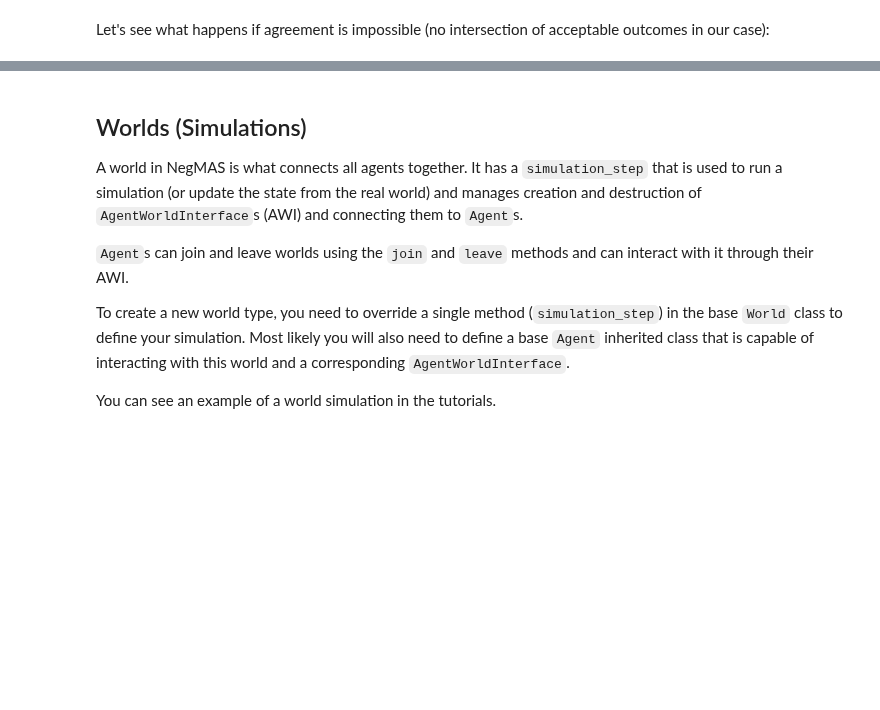
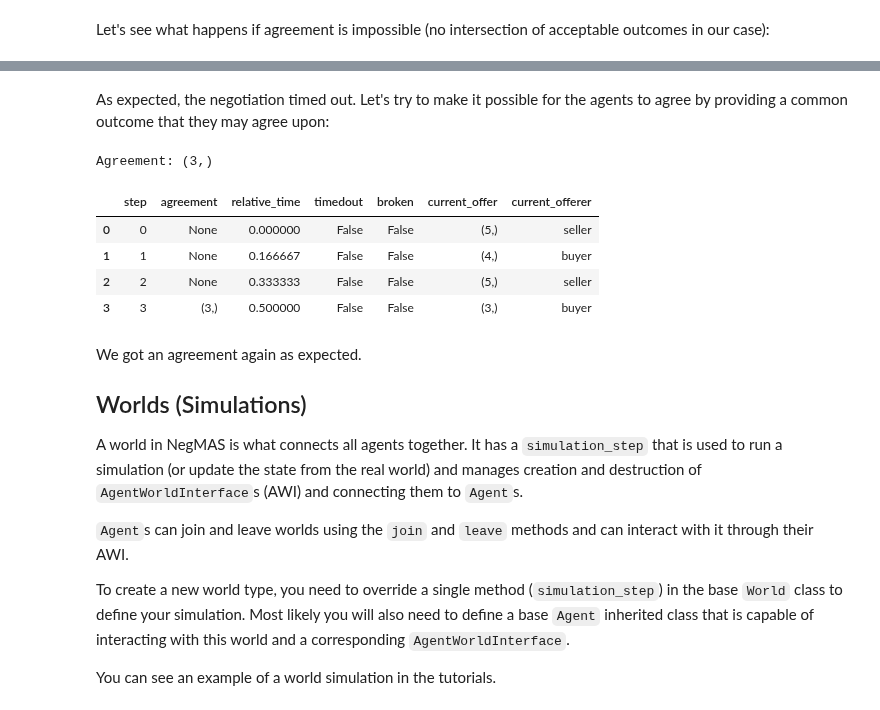
Before and after one commit to yasserfarouk/negmas, a Jupyter notebook: notebooks/overview.ipynb, the cells around one changed output, grey strips where cells are left out. Cells and saved outputs as stored; diff of their text form; code cells hidden in the pictures; blank space fills up the shorter version.

```diff
--- a/notebooks/overview.ipynb
+++ b/notebooks/overview.ipynb
@@ -776,4 +773,22 @@ As expected, the negotiation timed out.
+# %% [markdown]
+As expected, the negotiation timed out. Let's try to make it possible for the agents to agree by providing a common outcome that they may agree upon:
+# %%
+p = NewParallelResponseMechanism(outcomes = 6, n_steps = 6)
+p.add(LimitedOutcomesNegotiator(name='seller', acceptable_outcomes=[(3,), (0,), (5,)]))
+p.add(LimitedOutcomesNegotiator(name='buyer', acceptable_outcomes=[(1,), (4,), (3,)]))
+p.run()
+print(f"Agreement: {p.state.agreement}")
+show_history(p)
+# %% [output]
+Agreement: (3,)
+|  | step | agreement | relative_time | timedout | broken | current_offer | current_offerer |
+| 0 | 0 | None | 0.000000 | False | False | (5,) | seller |
+| 1 | 1 | None | 0.166667 | False | False | (4,) | buyer |
+| 2 | 2 | None | 0.333333 | False | False | (5,) | seller |
+| 3 | 3 | (3,) | 0.500000 | False | False | (3,) | buyer |
 # %% [markdown]
+We got an agreement again as expected.
+
 ## Worlds (Simulations)
 
 A world in NegMAS is what connects all agents together. It has a `simulation_step` that is used to run a simulation (or update the state from the real world) and manages creation and destruction of `AgentWorldInterface`s (AWI) and connecting them to `Agent`s.
```
Also changed, not shown: parts of 15 cells of this notebook, 1 other file.
